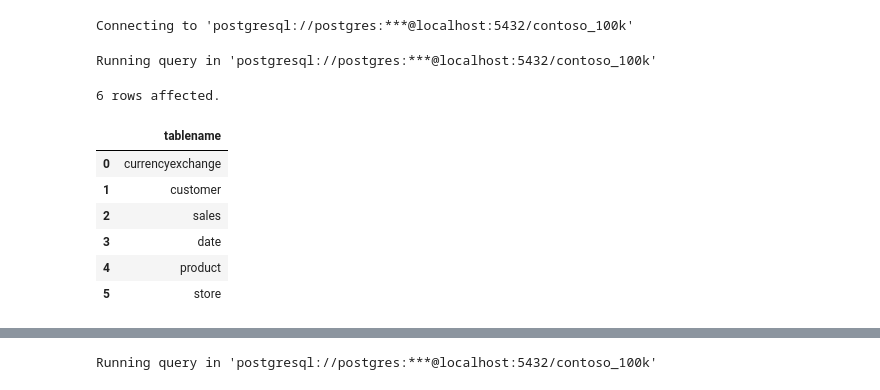
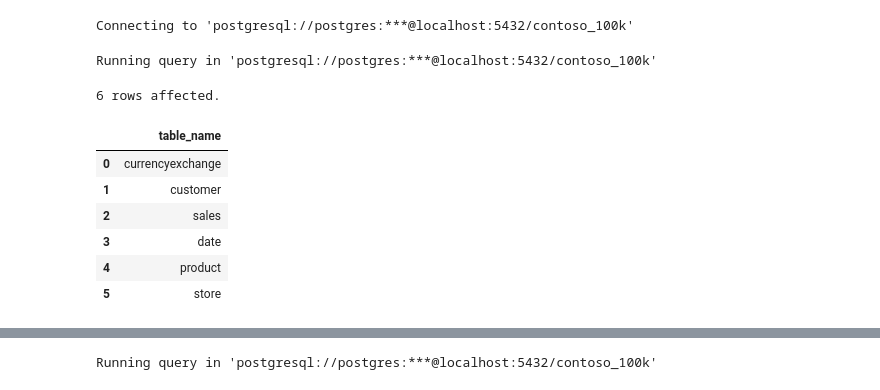
Before and after one commit to mose364/Hands_on_sql, a Jupyter notebook: Resources/Blank_SQL_Notebook.ipynb, the cells around one changed output, grey strips where cells are left out. Cells and saved outputs as stored; diff of their text form; code cells hidden in the pictures.

```diff
--- a/Resources/Blank_SQL_Notebook.ipynb
+++ b/Resources/Blank_SQL_Notebook.ipynb
@@ -56,11 +54,13 @@ pd.options.display.float_format = '{:.2f}'.format
 Connecting to 'postgresql://postgres:***@localhost:5432/contoso_100k'
 # %%
 %%sql
-SELECT tablename FROM pg_tables WHERE schemaname='public';
+SELECT table_name
+FROM information_schema.tables
+WHERE table_schema='public'
 # %% [output]
 Running query in 'postgresql://postgres:***@localhost:5432/contoso_100k'
 6 rows affected.
-|  | tablename |
+|  | table_name |
 | 0 | currencyexchange |
 | 1 | customer |
 | 2 | sales |
```
Also changed, not shown: parts of 21 cells of this notebook.
